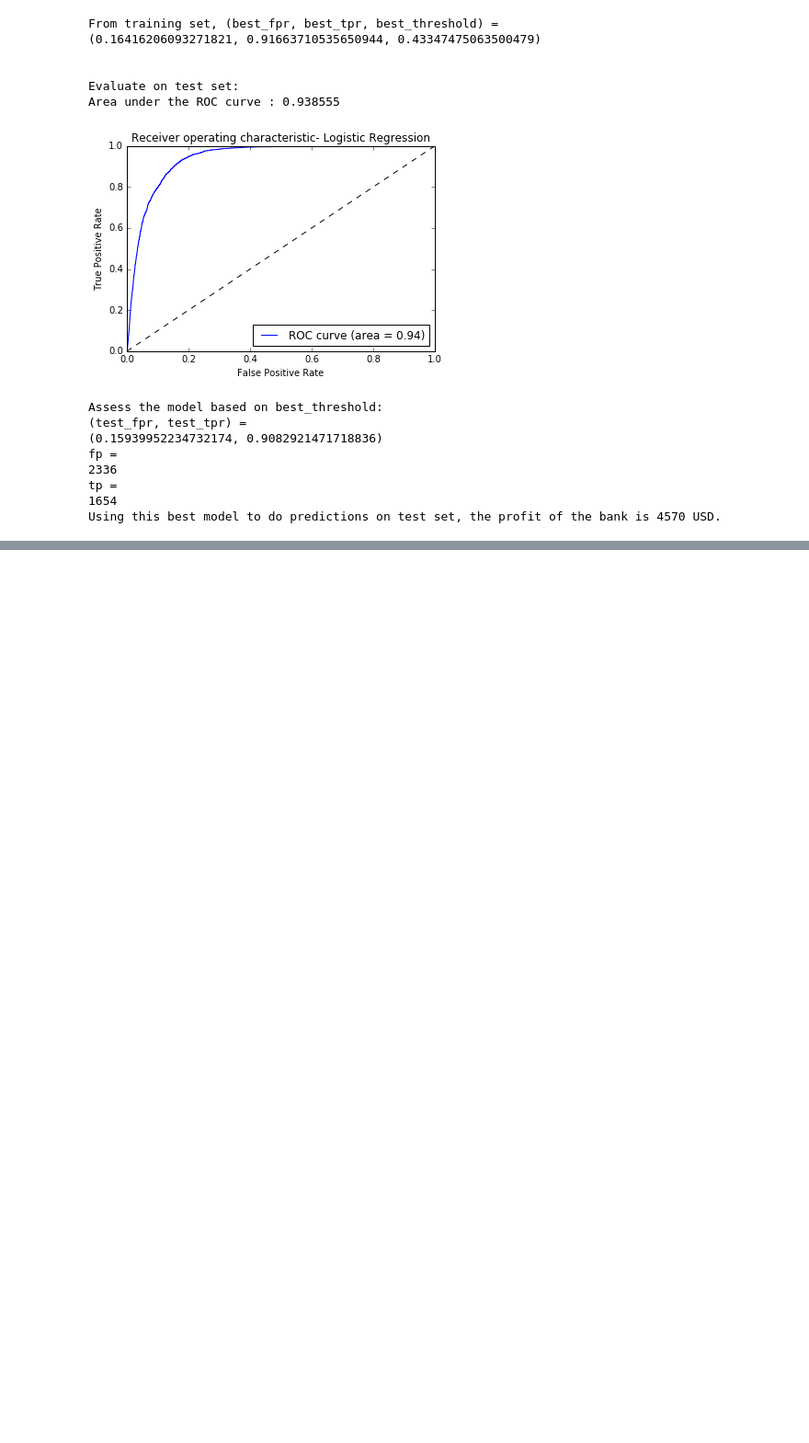
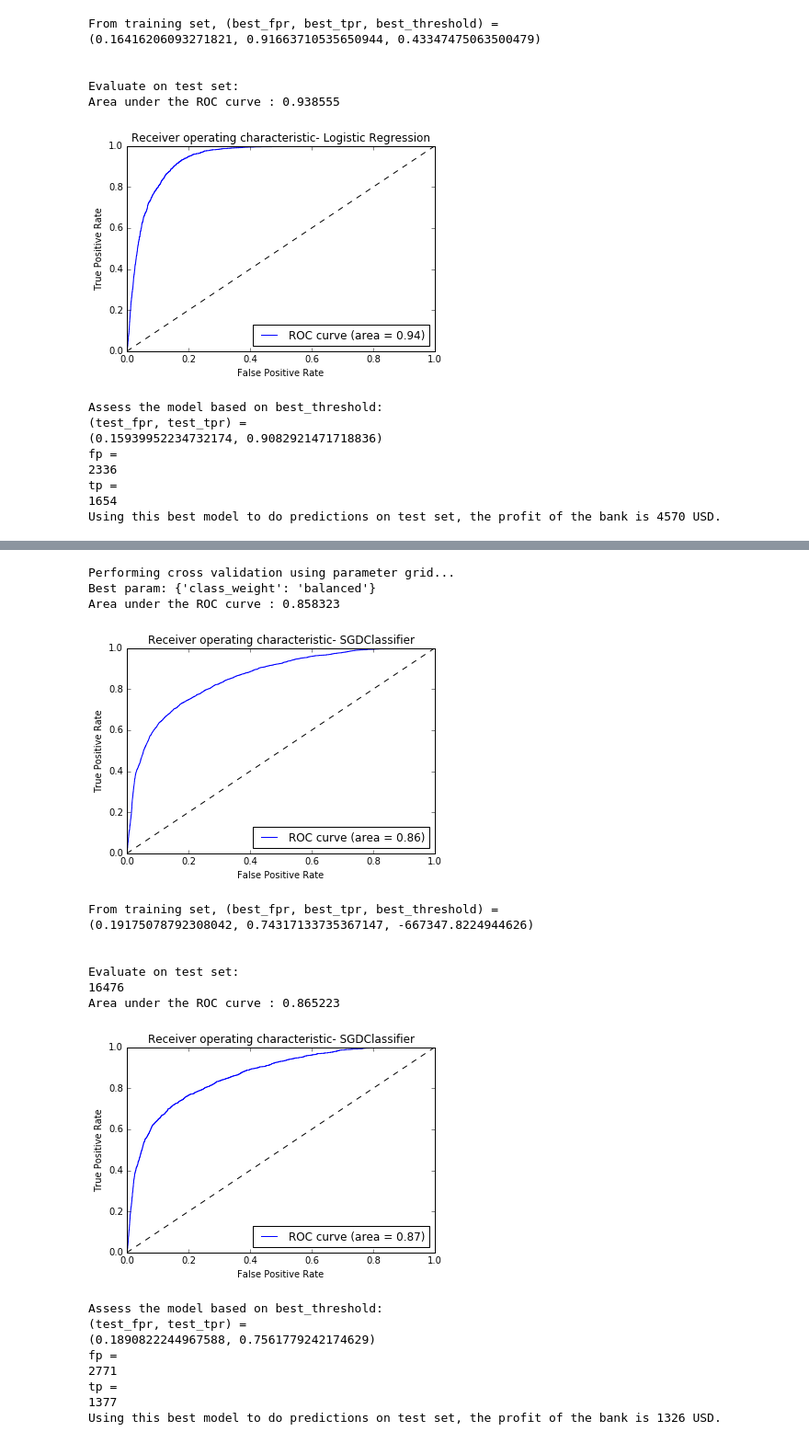
Before and after one commit to csak4718/bank_marketing, a Jupyter notebook: telemarketing_predictor_v2.ipynb, the cells around one changed output, grey strips where cells are left out. Shown at 92% size. Cells and saved outputs as stored; diff of their text form; code cells hidden in the pictures; blank space fills up the shorter version.

```diff
--- a/telemarketing_predictor_v2.ipynb
+++ b/telemarketing_predictor_v2.ipynb
@@ -412,0 +447,23 @@ Using this best model to do predictions on test set, the profit of the bank is 7
+# %%
+run_classifier(2)
+# %% [output]
+Performing cross validation using parameter grid...
+Best param: {'class_weight': 'balanced'}
+Area under the ROC curve : 0.858323
+[figure, added]
+From training set, (best_fpr, best_tpr, best_threshold) =
+(0.19175078792308042, 0.74317133735367147, -667347.8224944626)
+
+
+Evaluate on test set:
+16476
+Area under the ROC curve : 0.865223
+[figure, added]
+Assess the model based on best_threshold:
+(test_fpr, test_tpr) =
+(0.1890822244967588, 0.7561779242174629)
+fp =
+2771
+tp =
+1377
+Using this best model to do predictions on test set, the profit of the bank is 1326 USD.
```
Also changed, not shown: parts of 4 cells of this notebook, 1 other file.
